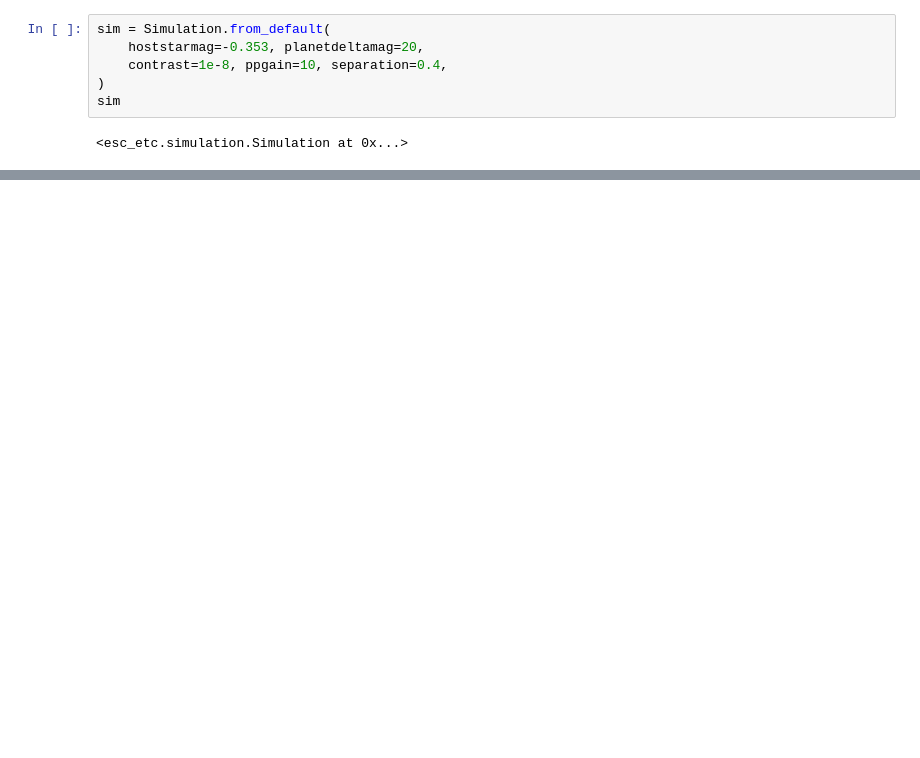
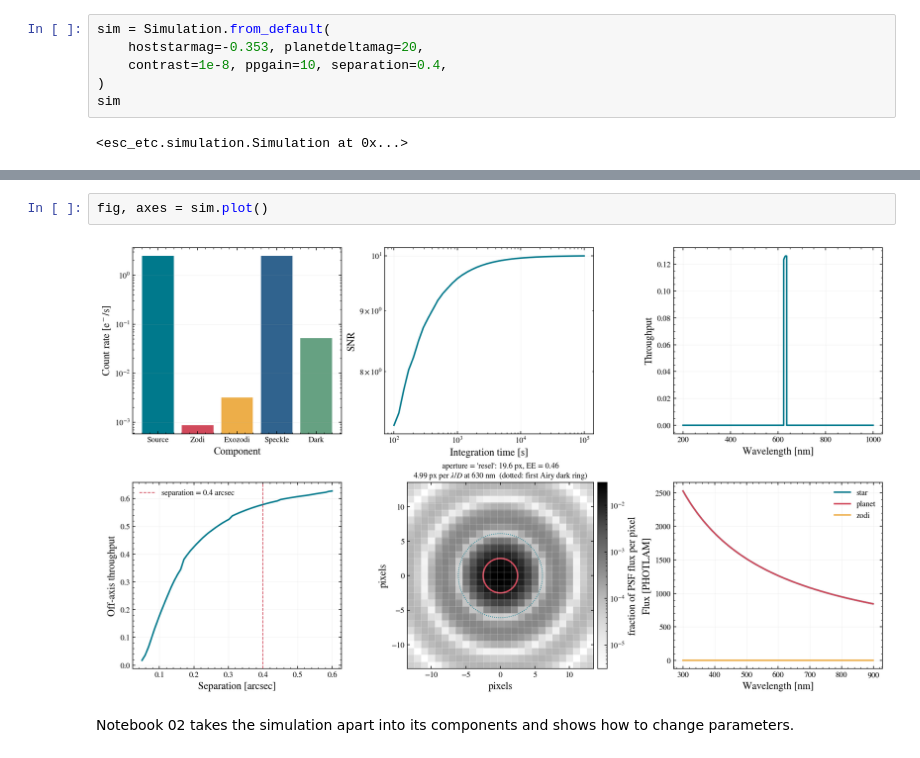
Before and after one commit to schmidt-observatories/esc-etc, a Jupyter notebook: notebooks/01_getting_started.ipynb, the cells around one changed output, grey strips where cells are left out. Drawn from its saved outputs; the diff is of its cells as text; blank space fills up the shorter version.

```diff
--- a/notebooks/01_getting_started.ipynb
+++ b/notebooks/01_getting_started.ipynb
@@ -77,0 +81,6 @@ fig
+# %%
+fig, axes = sim.plot()
+# %% [output]
+[figure, added]
+# %% [markdown]
+Notebook 02 takes the simulation apart into its components and shows how to change parameters.
```
Also changed, not shown: parts of 17 cells of this notebook, 7 other files.
